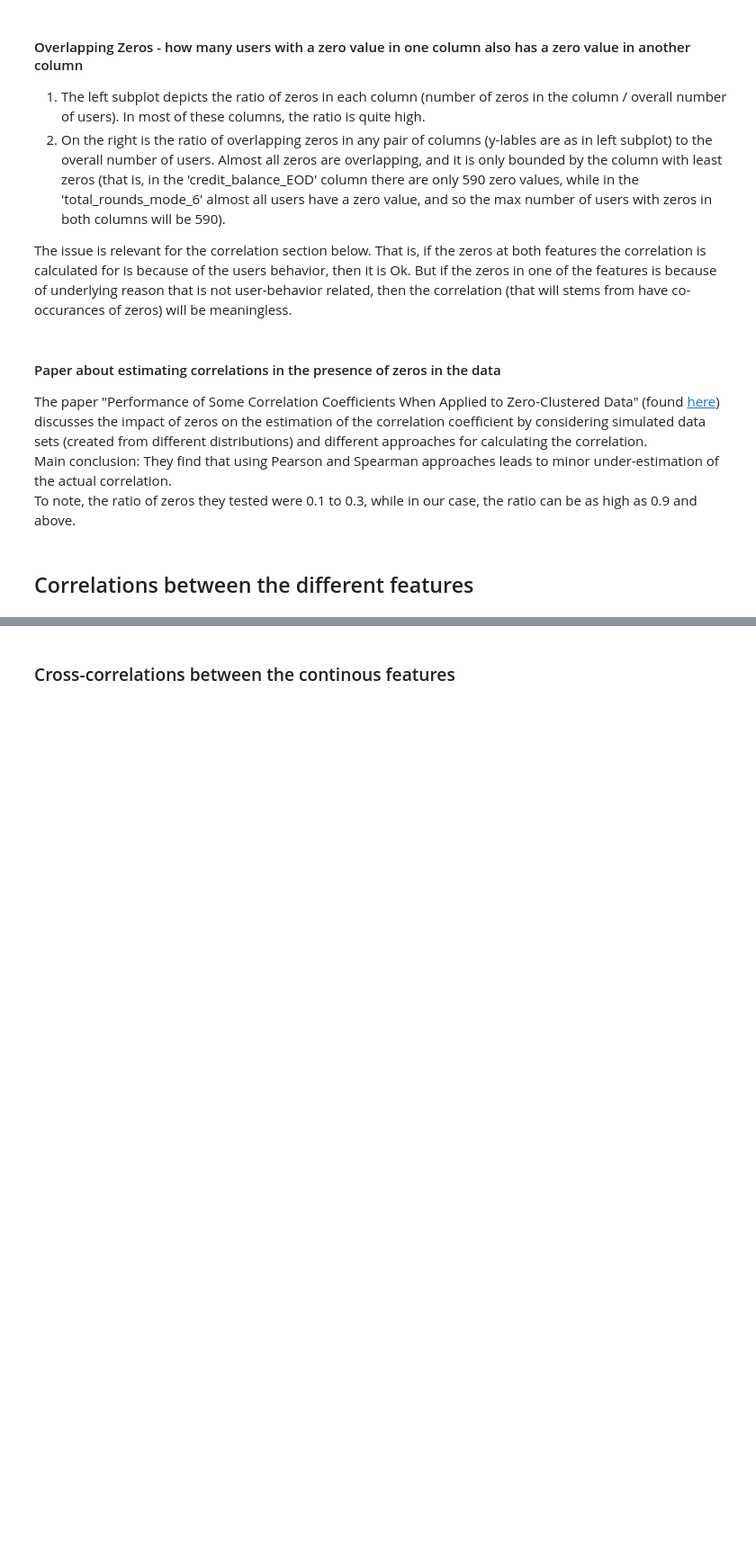
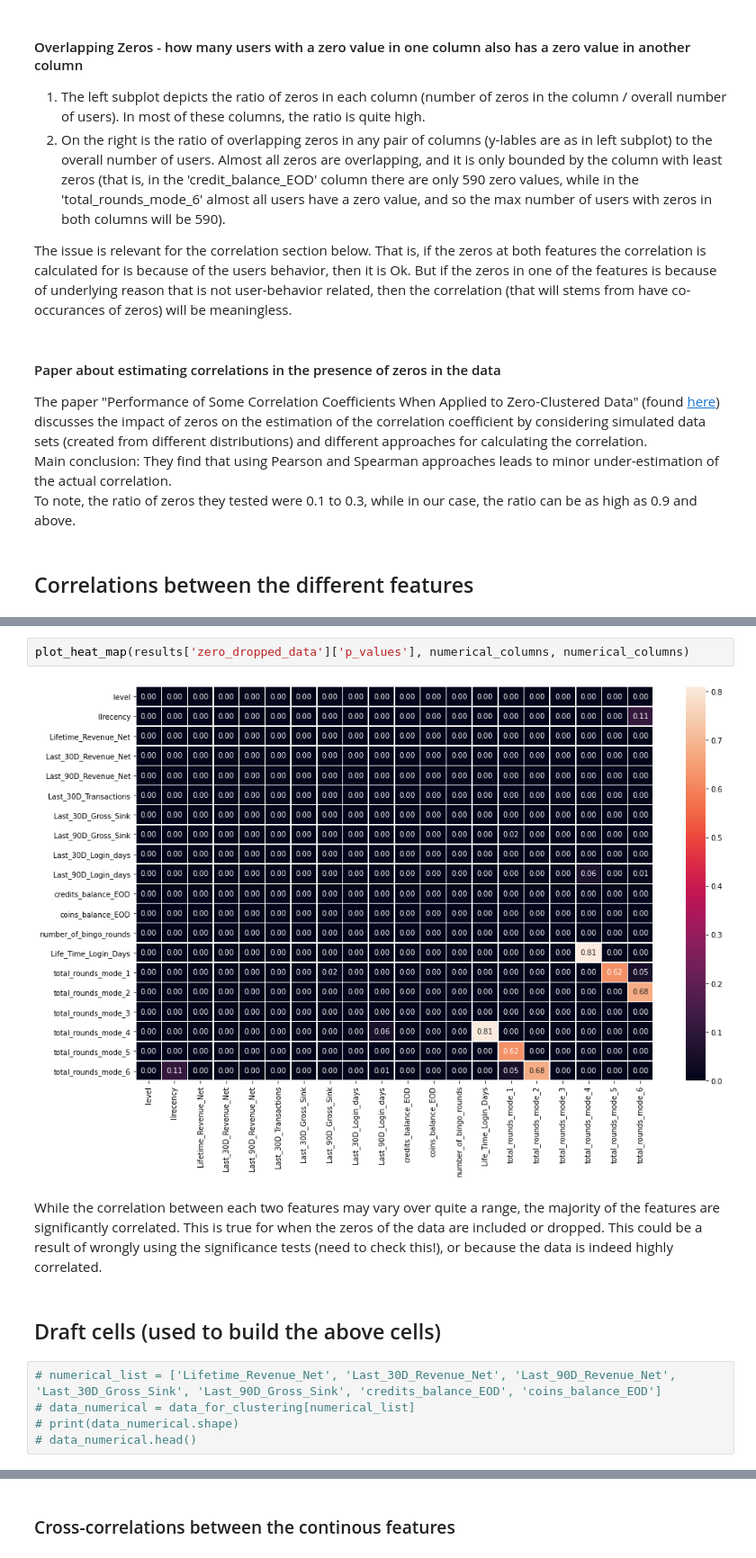
Before and after one commit to AlexanderLoebel/Homogeneity, a Jupyter notebook: Exploratory Data Analysis of the historical features - Part 2.ipynb, the cells around one changed output, grey strips where cells are left out. Shown at 90% size. Drawn from its saved outputs; the diff is of its cells as text; blank space fills up the shorter version.

```diff
--- a/Exploratory Data Analysis of the historical features - Part 2.ipynb
+++ b/Exploratory Data Analysis of the historical features - Part 2.ipynb
@@ -596,0 +643,13 @@ plt.show()
+# %%
+plot_heat_map(results['zero_dropped_data']['p_values'], numerical_columns, numerical_columns)
+# %% [output]
+[figure, added]
+# %% [markdown]
+While the correlation between each two features may vary over quite a range, the majority of the features are significantly correlated. This is true for when the zeros of the data are included or dropped. This could be a result of wrongly using the significance tests (need to check this!), or because the data is indeed highly correlated.
+# %% [markdown]
+## Draft cells (used to build the above cells)
+# %%
+# numerical_list = ['Lifetime_Revenue_Net', 'Last_30D_Revenue_Net', 'Last_90D_Revenue_Net', 'Last_30D_Gross_Sink', 'Last_90D_Gross_Sink', 'credits_balance_EOD', 'coins_balance_EOD']
+# data_numerical = data_for_clustering[numerical_list]
+# print(data_numerical.shape)
+# data_numerical.head()
```
Also changed, not shown: parts of 54 cells of this notebook.
